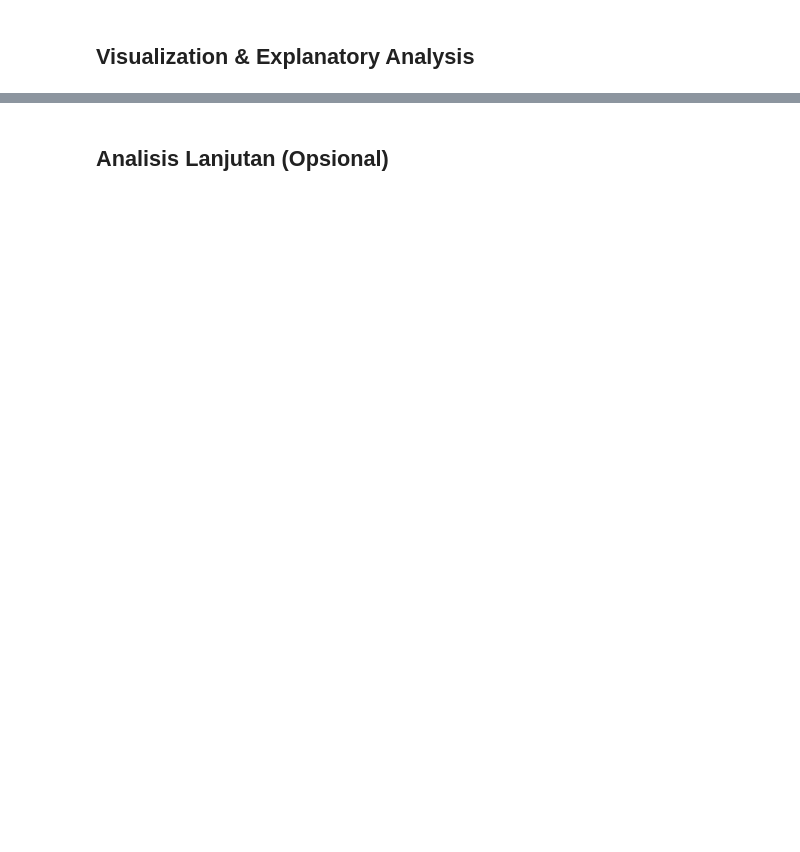
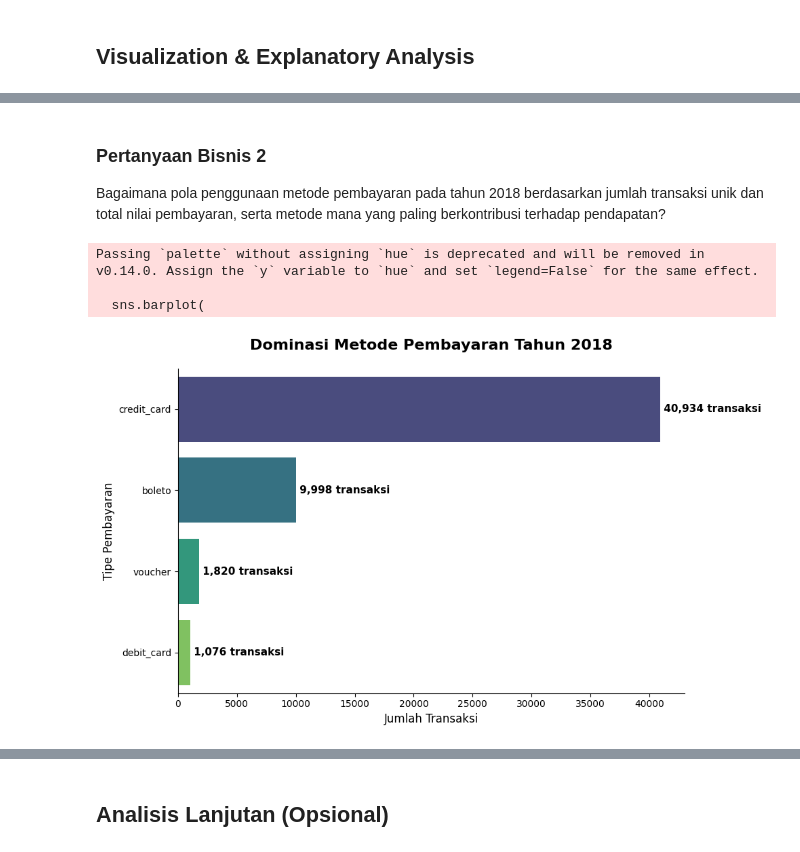
Before and after one commit to rivaldotampubolonn/proyek-analisis-data-ecommerce, a Jupyter notebook: Proyek_Analisis_Data.ipynb, the cells around one changed output, grey strips where cells are left out. Drawn from its saved outputs; the diff is of its cells as text; code cells hidden in the pictures; blank space fills up the shorter version.

```diff
--- a/Proyek_Analisis_Data.ipynb
+++ b/Proyek_Analisis_Data.ipynb
@@ -59,13 +93,2 @@ dtype: int64
 # %% [markdown]
 ### Cleaning Data
-# %%
-# 1. Menghapus pesanan yang tidak sampai ke pelanggan
-orders_df.dropna(subset=['order_delivered_customer_date'], inplace=True)
-
-# 2. Mengubah tipe data menjadi datetime untuk kolom waktu utama
-datetime_cols = ["order_purchase_timestamp", "order_delivered_customer_date"]
-for col in datetime_cols:
-    orders_df[col] = pd.to_datetime(orders_df[col])
-
-# 3. Pengecekan ulang data bersih
-print(orders_df.isna().sum())
@@ -130,0 +195,12 @@ main_df['month_year'] = main_df['order_purchase_timestamp'].dt.to_period('M')
+# %%
+# Filter data khusus tahun 2018
+main_df_2018 = main_df[main_df['order_purchase_timestamp'].dt.year == 2018]
+
+# Agregasi Metode Pembayaran berdasarkan jumlah transaksi
+payment_type_agg = main_df_2018.groupby(by="payment_type").agg({
+    "order_id": "nunique",
+    "payment_value": "sum"
+}).sort_values(by="order_id", ascending=False).reset_index()
+
+print("\n--- Tabel Distribusi Metode Pembayaran 2018 ---")
+print(payment_type_agg)
@@ -171,0 +260,28 @@ Passing `palette` without assigning `hue` is deprecated and will be removed in v
+# %% [markdown]
+### Pertanyaan Bisnis 2
+Bagaimana pola penggunaan metode pembayaran pada tahun 2018 berdasarkan jumlah transaksi unik dan total nilai pembayaran, serta metode mana yang paling berkontribusi terhadap pendapatan?
+# %%
+plt.figure(figsize=(10, 6))
+
+sns.barplot(
+    x="order_id",
+    y="payment_type",
+    data=payment_type_agg,
+    palette="viridis"
+)
+
+plt.title("Dominasi Metode Pembayaran Tahun 2018", fontsize=16, fontweight='bold', pad=20)
+plt.xlabel("Jumlah Transaksi", fontsize=12)
+plt.ylabel("Tipe Pembayaran", fontsize=12)
+
+for index, value in enumerate(payment_type_agg['order_id']):
+    plt.text(value, index, f' {value:,} transaksi', va='center', fontsize=11, fontweight='bold')
+
+sns.despine()
+plt.tight_layout()
+plt.show()
+# %% [output]
+Passing `palette` without assigning `hue` is deprecated and will be removed in v0.14.0. Assign the `y` variable to `hue` and set `legend=False` for the same effect.
+
+  sns.barplot(
+[figure, added]
```
Also changed, not shown: parts of 39 cells of this notebook, 3 other files.
